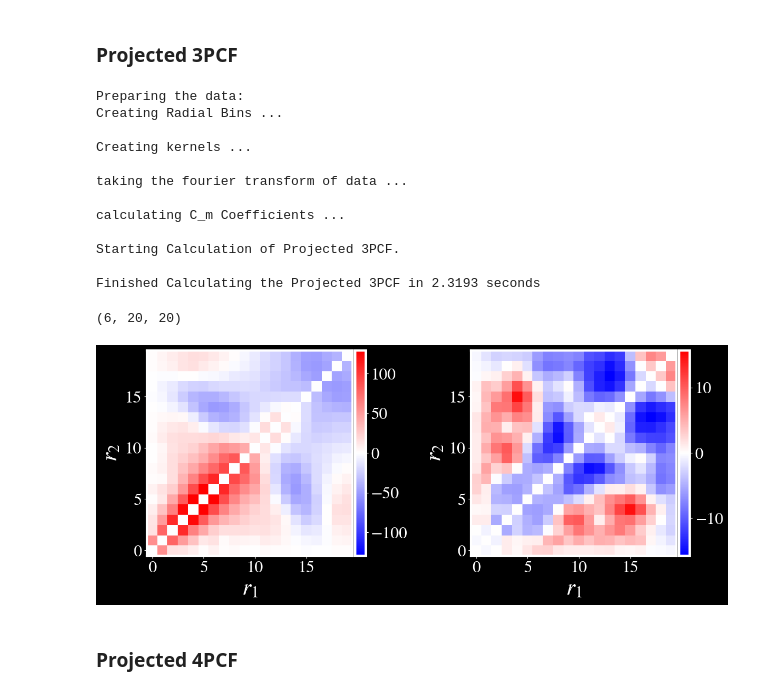
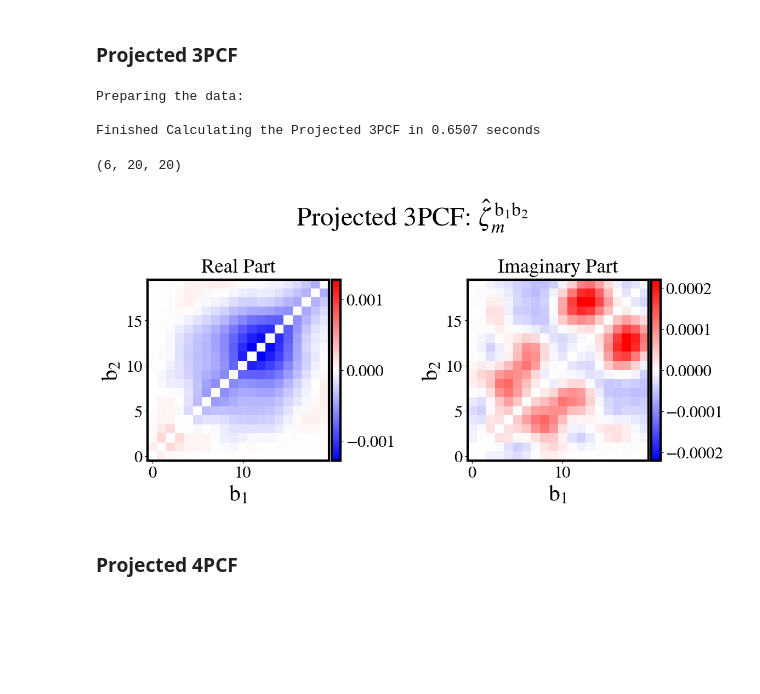
Before and after one commit to James11222/sarabande, a Jupyter notebook: notebooks/Application_Example.ipynb, the cells around one changed output. Drawn from its saved outputs; the diff is of its cells as text; code cells hidden in the pictures; blank space fills up the shorter version.

```diff
--- a/notebooks/Application_Example.ipynb
+++ b/notebooks/Application_Example.ipynb
@@ -49,7 +26,8 @@ In order to use SARABANDE on any data, we need to import our data. For this we w
 # %%
 hdulist = pyf.open('../data/dens_t800.fits.gz')
 data = hdulist[0].data.astype(np.float64)
-# data = data[:128,:128,:128] # for sake of fast computation
+
+data = data[:128,:128,:128] # for sake of fast computation
 data -= np.mean(data)
 # %%
 fig, (ax1) = plt.subplots(1,1, figsize=(7,7))
@@ -77,9 +57,9 @@ save_dir = os.getcwd() + '/output/'
 
 #create measure_obj
 _3PCF = sarabande.measure(nPCF=3, projected=False, density_field_data = data,
-                          save_dir=save_dir, save_name='example', nbins=10, ell_max=2,
-                          physical_boxsize=256, rmin=1e-4, rmax=128)
+                          save_dir=save_dir, save_name='example', nbins=10, ell_max=0,
+                          physical_boxsize=128, rmin=1e-14, rmax=64, normalize=True)
 
-sarabande.calc_zeta(_3PCF, normalize=True)
+sarabande.calc_zeta(_3PCF, verbose_flag=False)
 # %% [output]
 Preparing the data:
@@ -132,9 +104,9 @@ save_dir = os.getcwd() + '/output/'
 #create measure_obj
 _4PCF = sarabande.measure(nPCF=4, projected=False,
                           density_field_data = data, save_dir=save_dir,
-                          save_name='example', nbins=10, ell_max=2,
-                          physical_boxsize=256, rmin=1e-4, rmax=128)
+                          save_name='example', nbins=10, ell_max=0,
+                          physical_boxsize=128, rmin=1e-14, rmax=64, normalize=True)
 
-sarabande.calc_zeta(_4PCF, normalize=True)
+sarabande.calc_zeta(_4PCF, verbose_flag=False)
 # %% [output]
 Preparing the data:
@@ -194,20 +153,15 @@ f.tight_layout()
 save_dir = os.getcwd() + '/output/'
 
 #create measure_obj
-projected_3PCF = sarabande.measure(nPCF=3, projected=True, m_max=5, density_field_data = data[:,:,64], save_dir=save_dir, save_name='example', nbins=20)
+projected_3PCF = sarabande.measure(nPCF=3, projected=True, m_max=5,
+                                   density_field_data = data[:,:,64],
+                                   save_dir=save_dir, save_name='example',
+                                   nbins=20, physical_boxsize=128, rmin=1e-14, rmax=64,
+                                   normalize=True)
 
-sarabande.calc_zeta(projected_3PCF)
+sarabande.calc_zeta(projected_3PCF, verbose_flag=False)
 # %% [output]
 Preparing the data:
-Creating Radial Bins ...
 
-Creating kernels ...
-
-taking the fourier transform of data ...
-
-calculating C_m Coefficients ...
-
-Starting Calculation of Projected 3PCF.
-
-Finished Calculating the Projected 3PCF in 2.3193 seconds
+Finished Calculating the Projected 3PCF in 0.6507 seconds
 # %%
@@ -216,29 +170,33 @@ np.shape(projected_3PCF.zeta)
 (6, 20, 20)
 # %%
 m = 3
+img = projected_3PCF.zeta[m, :,:]
 
 fig, (ax1,ax2) = plt.subplots(1,2, figsize=(12,6))
-# fig.suptitle("Projected 3PCF $$\\zeta_m(\mathrm{b}_1,\mathrm{b}_1)  $$ with $m$ = {}".format(m), fontsize=35)
-im1 = ax1.imshow(projected_3PCF.zeta[m, :,:].real, origin='lower', cmap='bwr',vmin= -np.max(np.abs(projected_3PCF.zeta[m,:,:].real)),vmax= np.max(np.abs(projected_3PCF.zeta[m,:,:].real)))
+
+# Real Part (left)
+im1 = ax1.imshow(img.real, origin='lower', cmap='bwr',vmin= -np.max(np.abs(img.real)),vmax= np.max(np.abs(img.real)))
+ax1.set_title("Real Part", pad = 10)
+ax1.set_xlabel("$\mathrm{b}_1$", fontsize=30)
+ax1.set_ylabel("$\mathrm{b}_2$", fontsize=30)
 divider1 = axgrid.make_axes_locatable(ax1)
 cax1 = divider1.append_axes("right", size='5%', pad=0.05)
 plt.colorbar(im1, cax=cax1)
-# ax1.set_title("Real Part")
-ax1.set_xlabel("$r_1$", fontsize=30)
-ax1.set_ylabel("$r_2$", fontsize=30)
 
-im2 = ax2.imshow(projected_3PCF.zeta[m,:,:].imag, origin='lower', cmap='bwr',vmin= -np.max(np.abs(projected_3PCF.zeta[m,:,:].imag)),vmax= np.max(np.abs(projected_3PCF.zeta[m,:,:].imag)))
+# Imaginary Part (right)
+im2 = ax2.imshow(img.imag, origin='lower', cmap='bwr',vmin= -np.max(np.abs(img.imag)),vmax= np.max(np.abs(img.imag)))
+ax2.set_title("Imaginary Part", pad = 10)
+ax2.set_xlabel("$\mathrm{b}_1$", fontsize=30)
+ax2.set_ylabel("$\mathrm{b}_2$", fontsize=30)
 divider2 = axgrid.make_axes_locatable(ax2)
 cax2 = divider2.append_axes("right", size='5%', pad=0.05)
 plt.colorbar(im2, cax=cax2)
-# ax2.set_title("Imaginary Part")
-ax2.set_xlabel("$r_1$", fontsize=30)
-ax2.set_ylabel("$r_2$", fontsize=30)
 
+fig.suptitle("Projected 3PCF: $\\hat{\\zeta}^{\; \\mathrm{b}_1 \\mathrm{b}_2}_m$", fontsize=35)
 fig.tight_layout()
 plt.show()
 # %% [output]
-[figure, old version]
+[figure, new version]
 # %% [markdown]
 ### Projected 4PCF
 # %%
```
Also changed, not shown: parts of 21 cells of this notebook, 19 other files.
